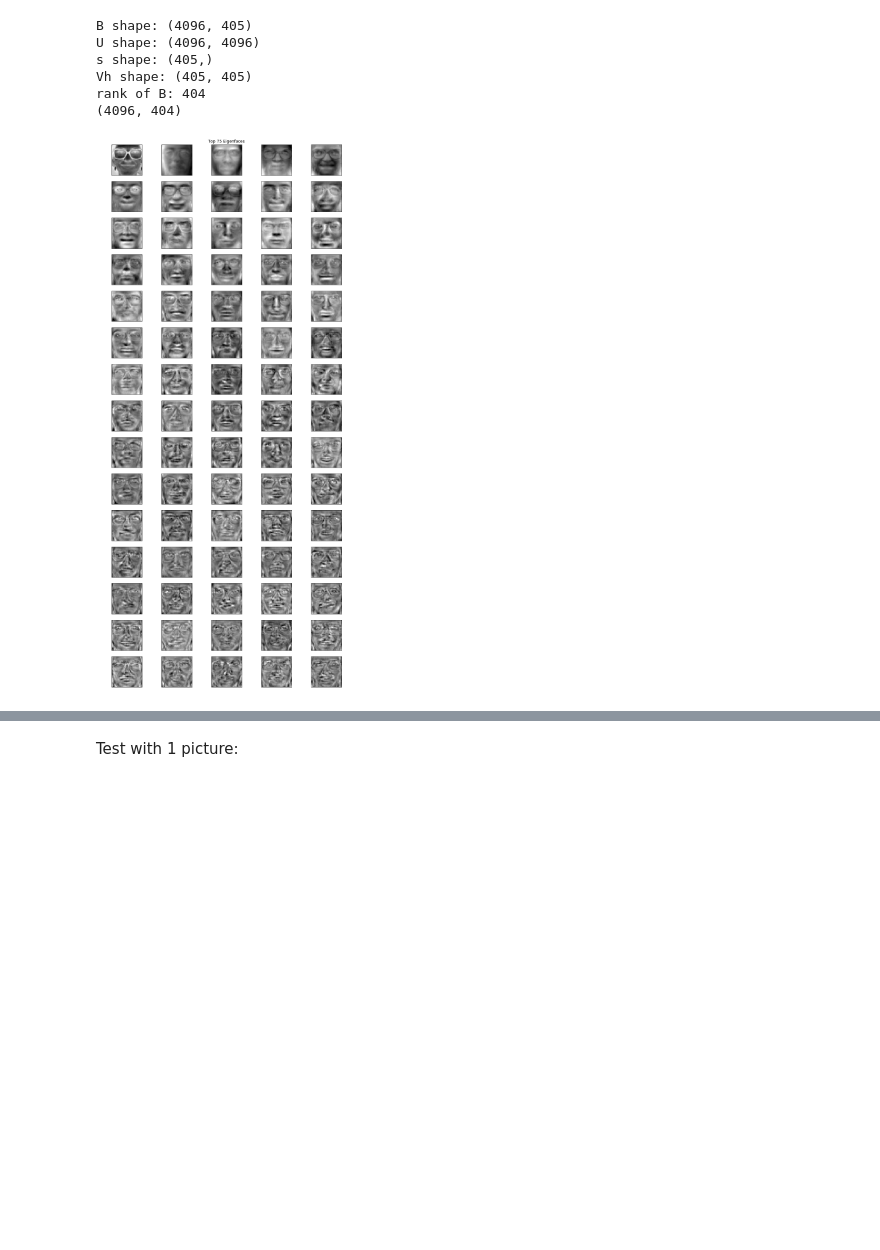
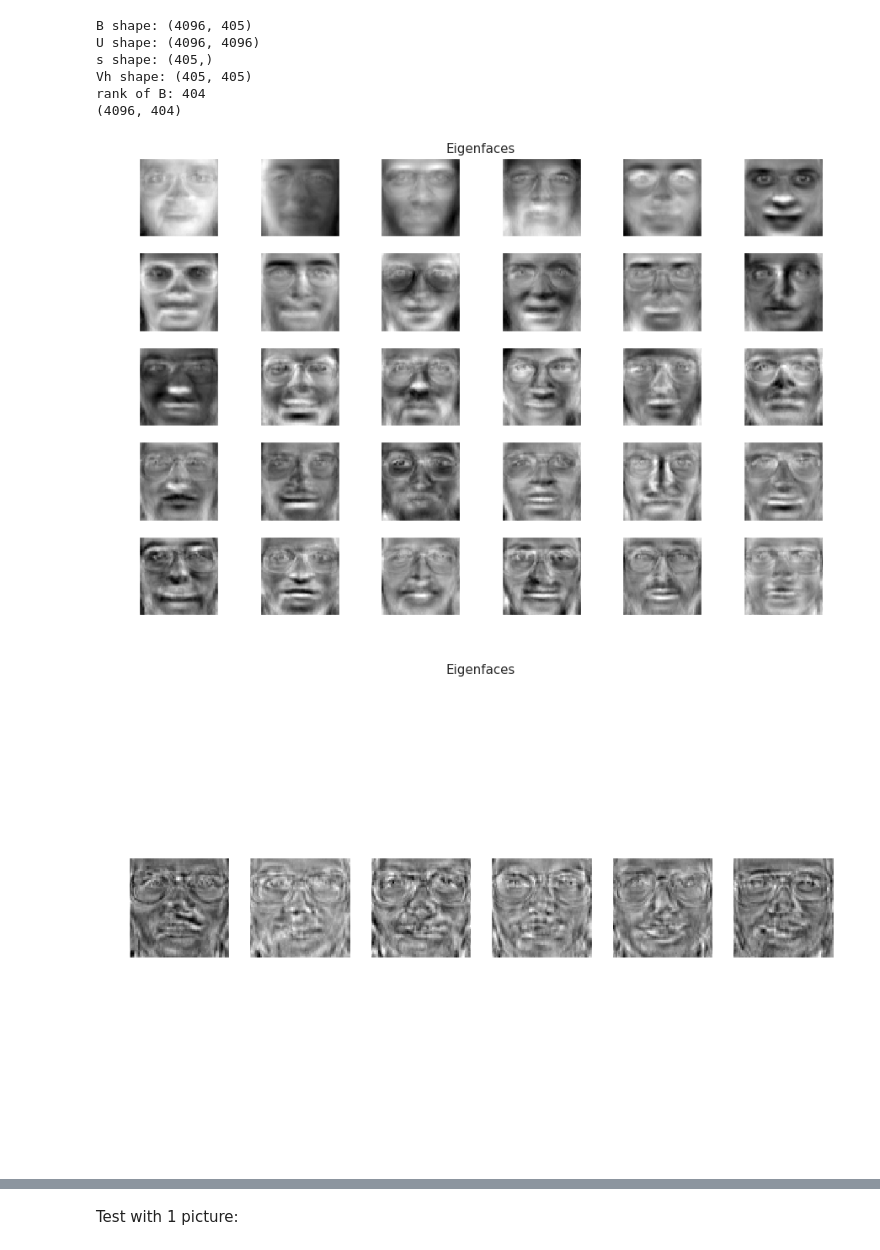
Before and after one commit to Euphe/svd_face_recognition, a Jupyter notebook: face_detection (3).ipynb, the cells around one changed output, grey strips where cells are left out. Saved outputs shown, nothing was run; the diff lists cells and outputs as text; code cells hidden in the pictures; blank space fills up the shorter version.

```diff
--- a/face_detection (3).ipynb
+++ b/face_detection (3).ipynb
@@ -9,6 +9,9 @@ from PIL import Image
 import face_recognition
 from scipy import misc
 from sklearn.datasets import fetch_olivetti_faces
+import seaborn as sns
+sns.set_context("paper")
+sns.set(style='darkgrid', font_scale=1.25)
 warnings.filterwarnings('ignore')
 plt.rcParams['figure.figsize'] = 4, 4
 
@@ -68,16 +71,16 @@ def face_detect(path):
             faces = np.vstack([faces, np.array(pil_image1).flatten()])
         return faces
 # %%
-faces = fetch_olivetti_faces(shuffle=True, random_state=432542)
+faces = fetch_olivetti_faces(shuffle=False, random_state=432542)
 faces_images = faces.data
 faces_images1 = np.copy(faces_images)
 faces_ids = faces.target
 image_shape = (64, 64)
 # %%
-fig = plt.figure(figsize=(10, 10))
+fig = plt.figure(figsize=(15, 10))
 plt.title('The Training Dataset')
 plt.axis("off")
-for i in range(49):
+for i in range(42):
     fig.add_subplot(7,7,i+1)
     showfig(faces_images[i,:].reshape(image_shape))
 # %% [output]
@@ -85,13 +92,13 @@ for i in range(49):
 # %%
 def scale(vec):
-    return vec/vec.max()#/255
+    return vec/vec.max()
 
 def populate_train(path_train, faces_images, faces_ids):
     filenames = get_imlist(path_train)
     filenames = np.array(filenames)
     n=len(filenames)
     new_faces = face_detect(filenames[0])
-    #new_faces = scale(new_faces)
+    new_faces = scale(new_faces)
     for i in range(1,n):
         temp = face_detect(filenames[i])
         temp = scale(temp)
@@ -156,15 +163,26 @@ rank of B: 404
 (4096, 404)
 # %%
 #lets see how these eigenfaces/eigenvectors look like:
-fig1 = plt.figure(figsize=(13, 30))
-plt.title('Top 75 Eigenfaces')
+fig1 = plt.figure(figsize=(15, 10))
+plt.title('Eigenfaces')
 plt.axis("off")
-for i in range(75):
-    a = fig1.add_subplot(15,5,i+1)
+for i in range(30):
+    a = fig1.add_subplot(5,6,i+1)
     eigenfaces=u[:,i].reshape(image_shape)
     showfig(eigenfaces)
+
+#distant eigenfaces
+fig1 = plt.figure(figsize=(15, 10))
+plt.title('Eigenfaces')
+plt.axis("off")
+skip = 100
+for i in range(skip, skip+6):
+    a = fig1.add_subplot(1,6,i+1-skip)
+    eigenfaces=u[:,i].reshape(image_shape)
+    showfig(eigenfaces)
 # %% [output]
-[figure, old version]
+[figure, new version]
+[figure, added]
 # %%
 Y = u[:,:20].T.dot(B)
 re = mean_face.reshape([mean_face.shape[0],1]) + u[:,:20].dot(Y)
```
Also changed, not shown: parts of 14 cells of this notebook, 13 other files.
